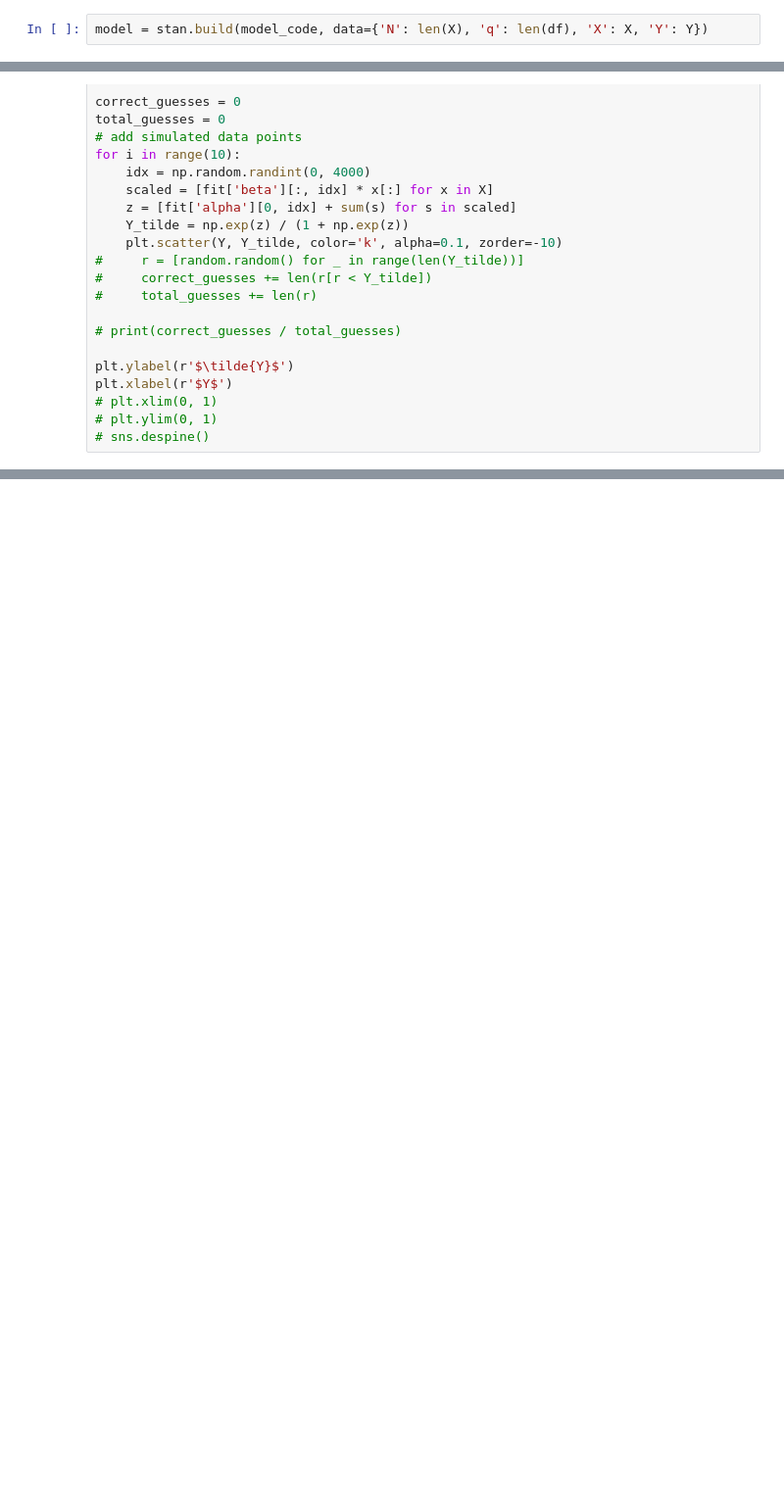
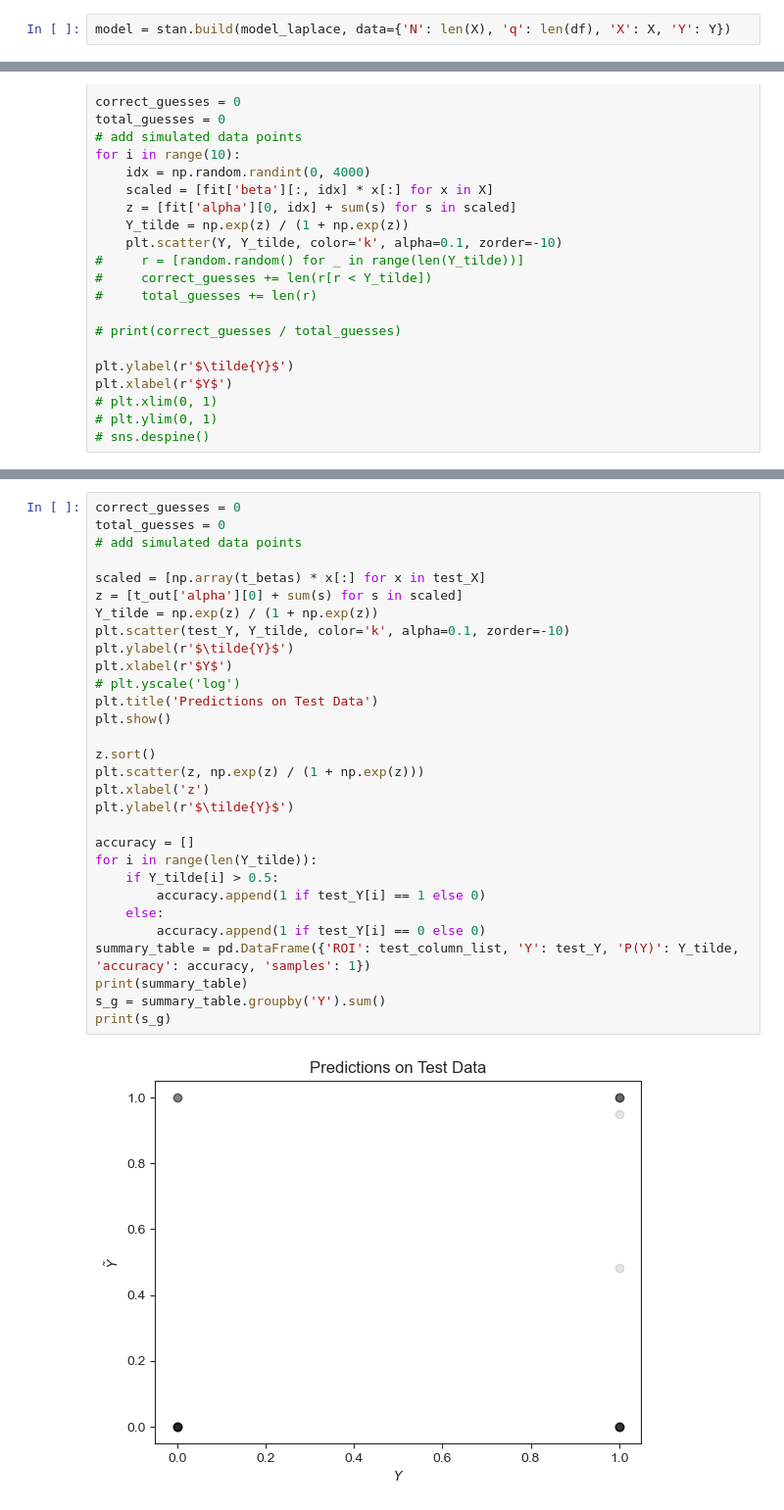
Before and after one commit to CamLunn/Bayesian-Logistic-Regression-Kidney-Disease, a Jupyter notebook: model_notebook_1.ipynb, the cells around one changed output, grey strips where cells are left out. Shown at 98% size. Cells and saved outputs as stored; diff of their text form; blank space fills up the shorter version.

Commit message:
Updating to laplace

```diff
--- a/model_notebook_1.ipynb
+++ b/model_notebook_1.ipynb
@@ -165,6 +202,6 @@ data = {'N': len(X), 'q': len(df), 'X': X, 'Y': Y}
 with open("/Users/ethanratliff-crain/opt/anaconda3/envs/stan/bin/cmdstan/genes/model_norm/model_norm.data.json", "w") as f:
     json.dump(data, f)
 # %%
-model = stan.build(model_code, data={'N': len(X), 'q': len(df), 'X': X, 'Y': Y})
+model = stan.build(model_laplace, data={'N': len(X), 'q': len(df), 'X': X, 'Y': Y})
 # %% [output]
 Building...
@@ -312 +354,33 @@ plt.show()
 [figure]
+# %%
+correct_guesses = 0
+total_guesses = 0
+# add simulated data points
+
+scaled = [np.array(t_betas) * x[:] for x in test_X]
+z = [t_out['alpha'][0] + sum(s) for s in scaled]
+Y_tilde = np.exp(z) / (1 + np.exp(z))
+plt.scatter(test_Y, Y_tilde, color='k', alpha=0.1, zorder=-10)
+plt.ylabel(r'$\tilde{Y}$')
+plt.xlabel(r'$Y$')
+# plt.yscale('log')
+plt.title('Predictions on Test Data')
+plt.show()
+
+z.sort()
+plt.scatter(z, np.exp(z) / (1 + np.exp(z)))
+plt.xlabel('z')
+plt.ylabel(r'$\tilde{Y}$')
+
+accuracy = []
+for i in range(len(Y_tilde)):
+    if Y_tilde[i] > 0.5:
+        accuracy.append(1 if test_Y[i] == 1 else 0)
+    else:
+        accuracy.append(1 if test_Y[i] == 0 else 0)
+summary_table = pd.DataFrame({'ROI': test_column_list, 'Y': test_Y, 'P(Y)': Y_tilde, 'accuracy': accuracy, 'samples': 1})
+print(summary_table)
+s_g = summary_table.groupby('Y').sum()
+print(s_g)
+# %% [output]
+[figure, added]
```
Also changed, not shown: parts of 10 cells of this notebook.
